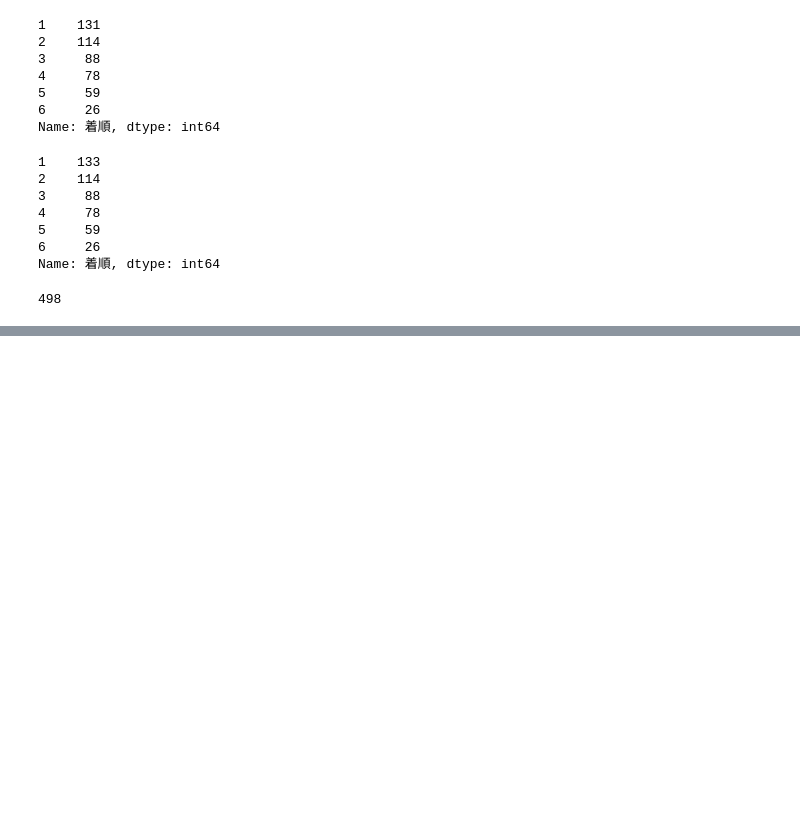
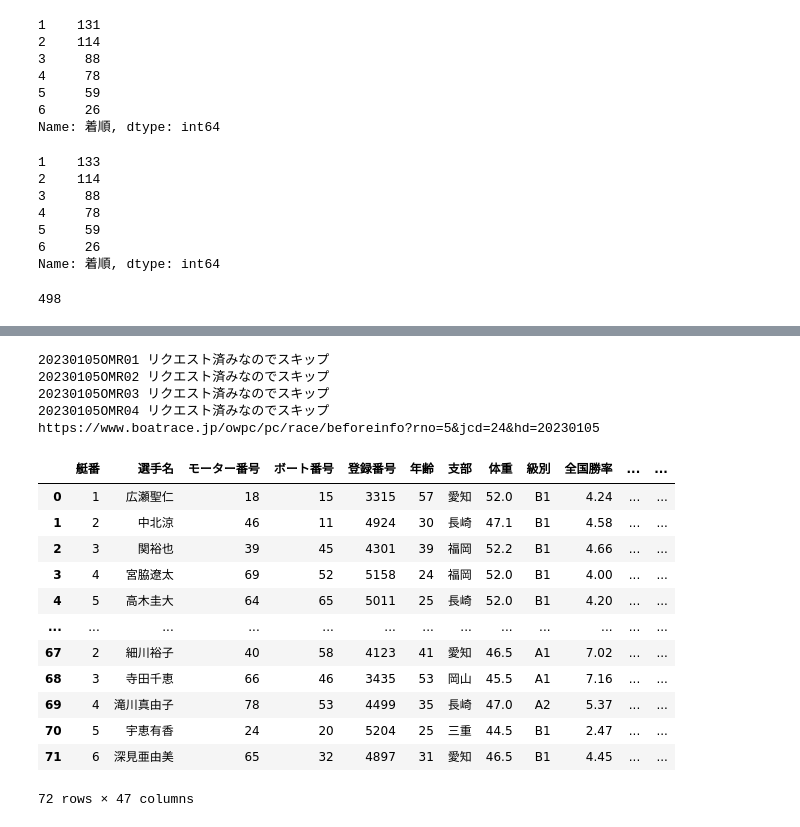
Before and after one commit to sakokazuki/kyotei-ai, a Jupyter notebook: main.ipynb, the cells around one changed output, grey strips where cells are left out. Drawn from its saved outputs; the diff is of its cells as text; code cells hidden in the pictures; blank space fills up the shorter version.

```diff
--- a/main.ipynb
+++ b/main.ipynb
@@ -683,0 +772,31 @@ len(all_df)
+# %%
+import syusso_table as sy
+import utils
+importlib.reload(sy)
+importlib.reload(utils)
+
+syusso = sy.SyussoTable('20230105', 'OMR')
+# syusso.scrape_beforeinfo('20230105', 'OMR')
+# _get_beforeinfo('https://www.boatrace.jp/owpc/pc/race/beforeinfo?rno=2&jcd=04&hd=20230105')
+# %% [output]
+20230105OMR01 リクエスト済みなのでスキップ
+20230105OMR02 リクエスト済みなのでスキップ
+20230105OMR03 リクエスト済みなのでスキップ
+20230105OMR04 リクエスト済みなのでスキップ
+https://www.boatrace.jp/owpc/pc/race/beforeinfo?rno=5&jcd=24&hd=20230105
+# %%
+syusso.data
+# %% [output]
+|  | 艇番 | 選手名 | モーター番号 | ボート番号 | 登録番号 | 年齢 | 支部 | 体重 | 級別 | 全国勝率 | ... | ... |
+| 0 | 1 | 広瀬聖仁 | 18 | 15 | 3315 | 57 | 愛知 | 52.0 | B1 | 4.24 | ... | ... |
+| 1 | 2 | 中北涼 | 46 | 11 | 4924 | 30 | 長崎 | 47.1 | B1 | 4.58 | ... | ... |
+| 2 | 3 | 関裕也 | 39 | 45 | 4301 | 39 | 福岡 | 52.2 | B1 | 4.66 | ... | ... |
+| 3 | 4 | 宮脇遼太 | 69 | 52 | 5158 | 24 | 福岡 | 52.0 | B1 | 4.00 | ... | ... |
+| 4 | 5 | 高木圭大 | 64 | 65 | 5011 | 25 | 長崎 | 52.0 | B1 | 4.20 | ... | ... |
+| ... | ... | ... | ... | ... | ... | ... | ... | ... | ... | ... | ... | ... |
+| 67 | 2 | 細川裕子 | 40 | 58 | 4123 | 41 | 愛知 | 46.5 | A1 | 7.02 | ... | ... |
+| 68 | 3 | 寺田千恵 | 66 | 46 | 3435 | 53 | 岡山 | 45.5 | A1 | 7.16 | ... | ... |
+| 69 | 4 | 滝川真由子 | 78 | 53 | 4499 | 35 | 長崎 | 47.0 | A2 | 5.37 | ... | ... |
+| 70 | 5 | 宇恵有香 | 24 | 20 | 5204 | 25 | 三重 | 44.5 | B1 | 2.47 | ... | ... |
+| 71 | 6 | 深見亜由美 | 65 | 32 | 4897 | 31 | 愛知 | 46.5 | B1 | 4.45 | ... | ... |
+72 rows × 47 columns
```
Also changed, not shown: parts of 7 cells of this notebook, 2 other files.
